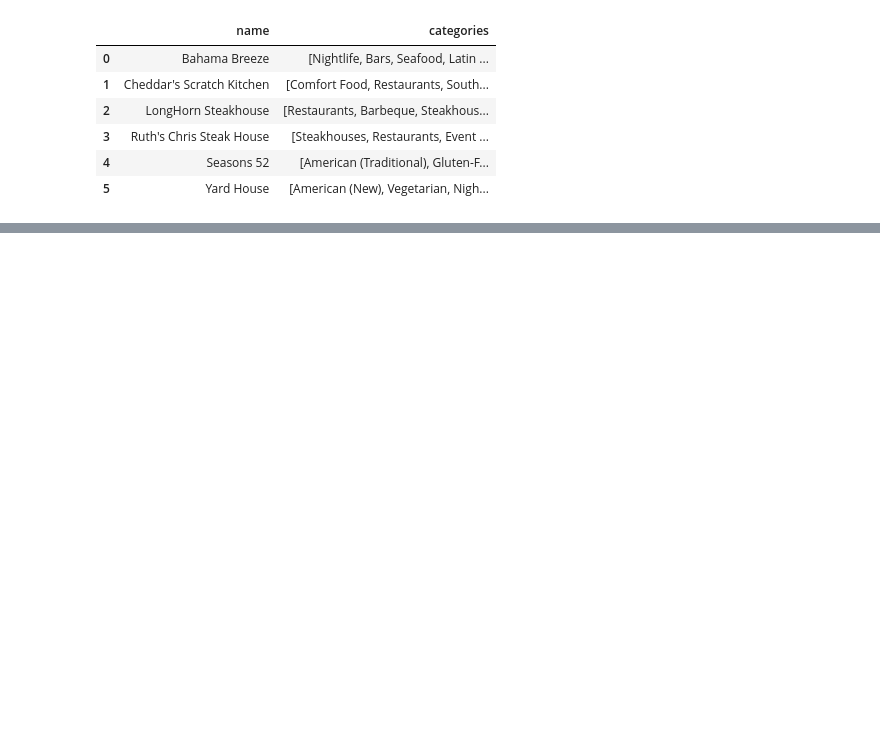
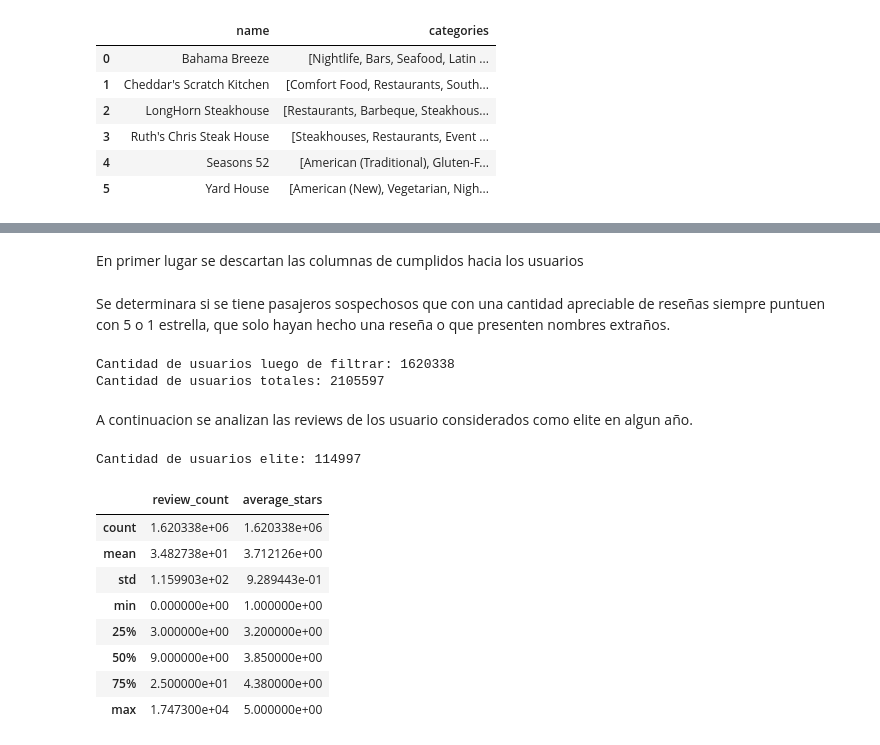
Before and after one commit to litcoininvestorbros/Henry_PF, a Jupyter notebook: notebooks/eda_yelp.ipynb, the cells around one changed output, grey strips where cells are left out. Drawn from its saved outputs; the diff is of its cells as text; code cells hidden in the pictures; blank space fills up the shorter version.

```diff
--- a/notebooks/eda_yelp.ipynb
+++ b/notebooks/eda_yelp.ipynb
@@ -478,0 +418,2 @@ categorias_por_nombre
+# %% [markdown]
+En primer lugar se descartan las columnas de cumplidos hacia los usuarios
@@ -478,0 +423,2 @@ categorias_por_nombre
+# %% [markdown]
+Se determinara si se tiene pasajeros sospechosos que con una cantidad apreciable de reseñas siempre puntuen con 5 o 1 estrella, que solo hayan hecho una reseña o que presenten nombres extraños.
@@ -478,0 +434,25 @@ categorias_por_nombre
+# %%
+print("Cantidad de usuarios luego de filtrar:", len(df_user_filtrado))
+print("Cantidad de usuarios totales:", len(df_user))
+# %% [output]
+Cantidad de usuarios luego de filtrar: 1620338
+Cantidad de usuarios totales: 2105597
+# %% [markdown]
+A continuacion se  analizan las reviews de los usuario considerados como elite en algun año.
+# %%
+df_user_elite = df_user_filtrado[(df_user_filtrado.elite.notna()) & (df_user_filtrado.elite != "" )]
+print("Cantidad de usuarios elite:", len(df_user_elite))
+# %% [output]
+Cantidad de usuarios elite: 114997
+# %%
+df_user_filtrado[["review_count","average_stars"]].describe()
+# %% [output]
+|  | review_count | average_stars |
+| count | 1.620338e+06 | 1.620338e+06 |
+| mean | 3.482738e+01 | 3.712126e+00 |
+| std | 1.159903e+02 | 9.289443e-01 |
+| min | 0.000000e+00 | 1.000000e+00 |
+| 25% | 3.000000e+00 | 3.200000e+00 |
+| 50% | 9.000000e+00 | 3.850000e+00 |
+| 75% | 2.500000e+01 | 4.380000e+00 |
+| max | 1.747300e+04 | 5.000000e+00 |
```
Also changed, not shown: parts of 39 cells of this notebook, 2 other files.
